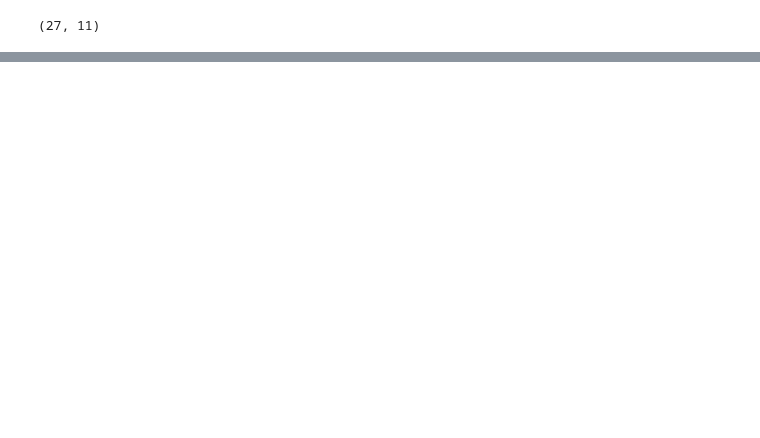
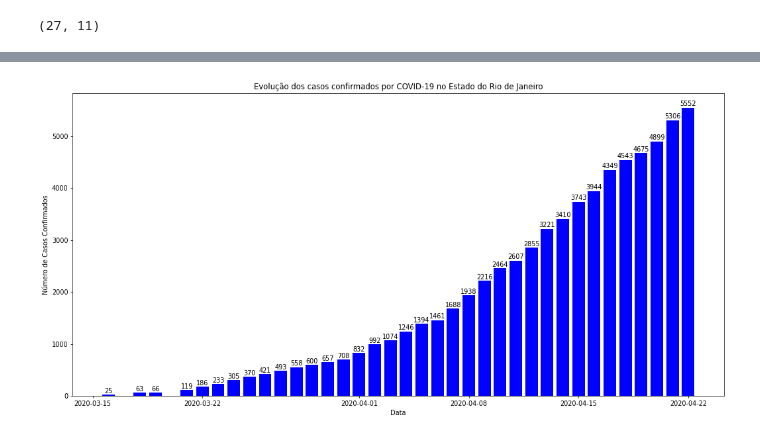
Before and after one commit to SauloHMCosta/Covid-19_Cases_and_total_deaths_Brazil, a Jupyter notebook: Covid 19_ Brasil_ UFs.ipynb, the cells around one changed output, grey strips where cells are left out. Drawn from its saved outputs; the diff is of its cells as text; code cells hidden in the pictures; blank space fills up the shorter version.

```diff
--- a/Covid 19_ Brasil_ UFs.ipynb
+++ b/Covid 19_ Brasil_ UFs.ipynb
@@ -232,0 +308,39 @@ plt.show()
+# %%
+# Evolução na cidade de Rio de Janeiro
+df_rj_evo = df.loc[(df['UF'] == 'RJ') & (df['Tipo_de_local'] == "state")]
+df_rj_evo = df_rj_evo.reset_index()
+df_rj_evo = df_rj_evo.loc[df_rj_evo['Data'] >= '2020-03-16']
+df_rj_evo.head()
+
+# define size of figure
+width_in_inches = 15
+height_in_inches = 7.5
+dots_per_inch = 70
+
+plt.figure(
+    figsize=(width_in_inches, height_in_inches),
+    dpi=dots_per_inch)
+
+Data = df_rj_evo['Data']
+Mortes = df_rj_evo['Casos_Confirmados']
+
+# Plot the bar graph
+plot = plt.bar(Data, Mortes, color= 'blue')
+
+# Add the data value on head of the bar
+for value in plot:
+    height = value.get_height()
+    plt.text(value.get_x() + value.get_width()/2.,
+             1.002*height,'%d' % int(height), ha='center', va='bottom')
+
+# Add labels and title
+plt.title('Evolução dos casos confirmados por COVID-19 no Estado do Rio de Janeiro')
+plt.xlabel('Data')
+plt.ylabel('Número de Casos Confirmados')
+
+plt.tight_layout()
+plt.savefig("Rio_de_Janeiro_Cases_evolution.png")
+
+plt.show()
+# %% [output]
+[figure, added]
```
Also changed, not shown: parts of 14 cells of this notebook, 6 other files.
